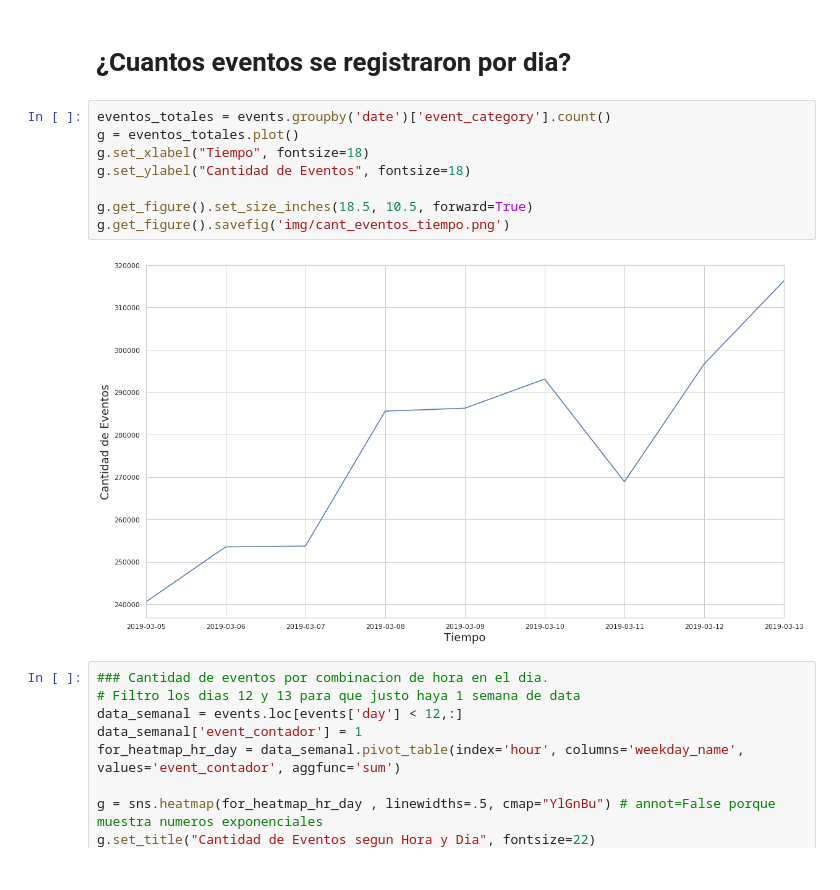
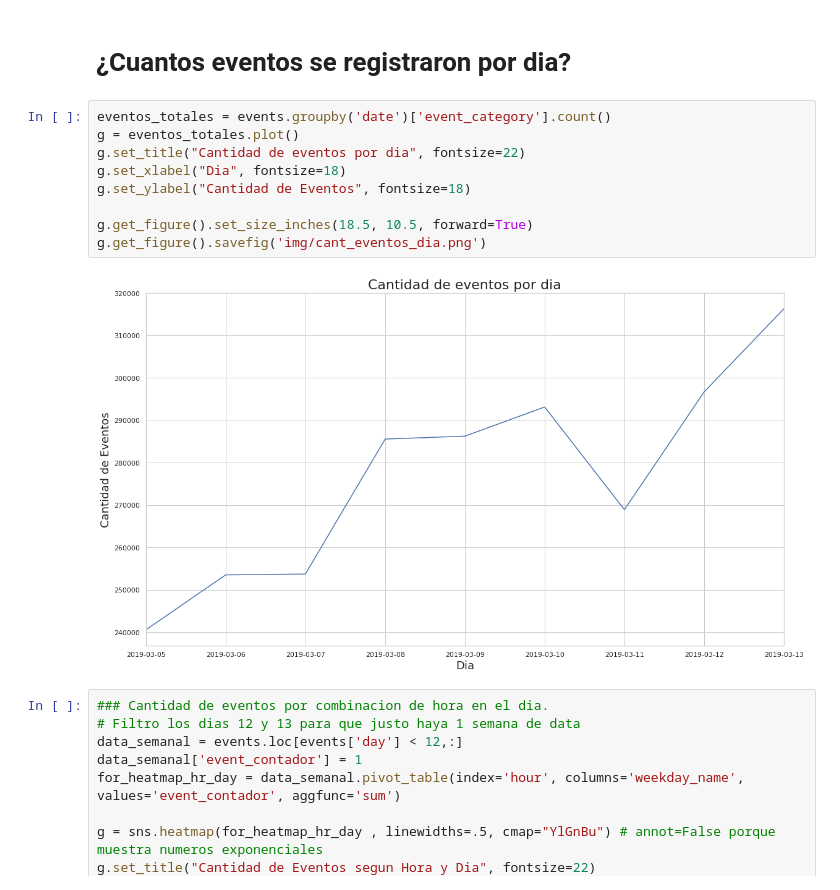
Before and after one commit to GastonMontes/75.06-Datos-Grupo22-TP1, a Jupyter notebook: Analisis_events.ipynb, the cells around one changed output. Cells and saved outputs as stored; diff of their text form.

Commit message:
version final clicks y events

```diff
--- a/temp/AnalisisTP1_events.ipynb
+++ b/Analisis_events.ipynb
@@ -108,13 +108,14 @@ Los primeros datos son del 5 de marzo de 2019 y el ultimo del 13 de marzo de 201
 # %%
 eventos_totales = events.groupby('date')['event_category'].count()
 g = eventos_totales.plot()
-g.set_xlabel("Tiempo", fontsize=18)
+g.set_title("Cantidad de eventos por dia", fontsize=22)
+g.set_xlabel("Dia", fontsize=18)
 g.set_ylabel("Cantidad de Eventos", fontsize=18)
 
 g.get_figure().set_size_inches(18.5, 10.5, forward=True)
-g.get_figure().savefig('img/cant_eventos_tiempo.png')
+g.get_figure().savefig('img/cant_eventos_dia.png')
 # %% [output]
-[figure, old version]
+[figure, new version]
 # %%
 ### Cantidad de eventos por combinacion de hora en el dia.
 # Filtro los dias 12 y 13 para que justo haya 1 semana de data
```
Also changed, not shown: parts of 5 cells of this notebook, 3 other files.
